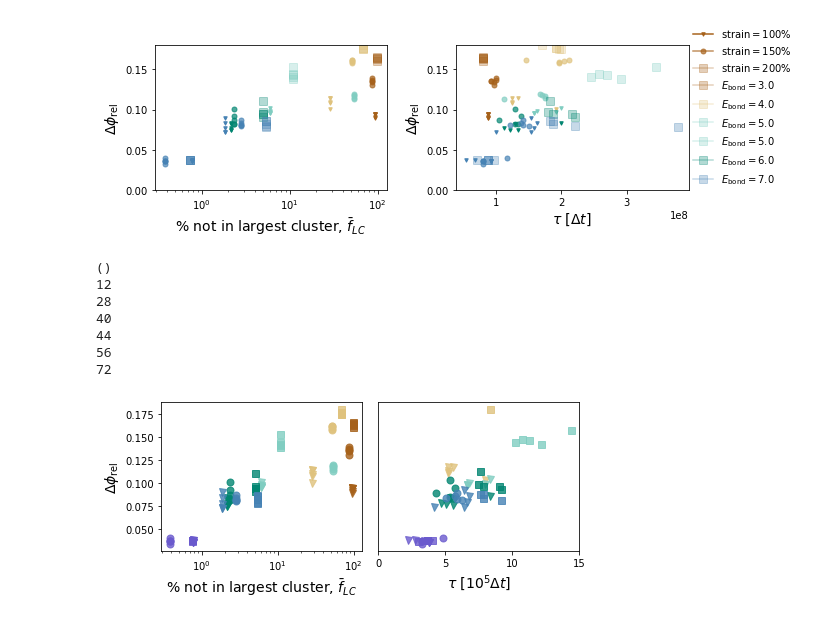
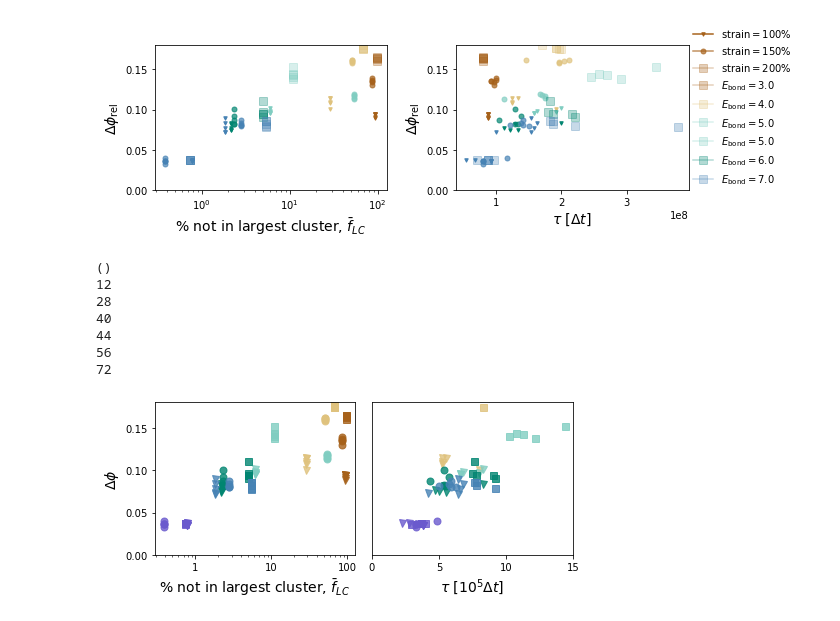
Before and after one commit to Billie1717/CollagenIVProject, a Jupyter notebook: Data_and_Figures/TechnicalProject/Fig_Equilibrium/Equilibrium.ipynb, the cells around one changed output. Drawn from its saved outputs; the diff is of its cells as text; code cells hidden in the pictures.

```diff
--- a/Data_and_Figures/TechnicalProject/Fig_Equilibrium/Equilibrium.ipynb
+++ b/Data_and_Figures/TechnicalProject/Fig_Equilibrium/Equilibrium.ipynb
@@ -166,39 +166,41 @@ for i in range(len(Ebond)):
         #print(Tau[i],DeltaPhi[i])
         if NLC[i]<50 and Tau[i]< 3.6e8 :
             ax[1].plot(Tau[i],DeltaPhi[i],linestyle = '',marker = symb, color = clr,alpha = als,markersize = ms)
     ax[0].plot(NLC[i],DeltaPhi[i],linestyle = '',marker = symb, color = clr,alpha = als,markersize = ms)
 #ax.set_ylim([0.025,0.18])alpha = als,
 #ax.set_ylim([0,20])
 ax[1].set_xlabel(r"$\tau$ [$10^5\Delta t$]",fontsize = 14)
 ax[0].set_xlabel(r"% not in largest cluster, $\bar{f}_{LC}$",fontsize = 14)
-ax[0].set_ylabel(r"$\Delta\phi_{\mathrm{rel}}$",fontsize = 14)
+ax[0].set_ylabel(r"$\Delta\phi$",fontsize = 14)
 #ax[1].set_ylabel(r"$\Delta\phi_{\mathrm{rel}}$",fontsize = 14)
 #ax[1].legend(frameon=False,loc = [1,0])
 ax[0].set_xscale('log')
-#ax[0].set_ylim([0,0.18])
-#ax[1].set_ylim([0,0.18])
+ax[0].set_ylim([0,0.18])
+ax[1].set_ylim([0,0.18])
 ax[1].set_yticks([])
 ax[1].set_xticks([0,1.2e8,2.4e8,3.6e8],['0','5','10','15'])
+
+ax[0].set_xticks([1,10,100],['1','10','100'])
 
 #leg = plt.legend(line_columns, ['']*len(line_columns),
 #             title='No Prop    Prop +    Prop *',
 #             ncol=3, numpoints=1, handletextpad=-0.5)
 
 
 
 
 fig.tight_layout()
-plotname = 'Equi_DeltaPhi_vs_tau_IvanEdits.pdf'
-#fig.savefig(plotsdir+plotname)
+plotname = 'Equi_DeltaPhi_vs_tau.pdf'
+fig.savefig(plotsdir+plotname)
 # %% [output]
 ()
 12
 28
 40
 44
 56
 72
-[figure, old version]
+[figure, new version]
 # %%
 fig,ax = plt.subplots(1,2,figsize = (7,3))
 
```
Also changed, not shown: 32 other files.
